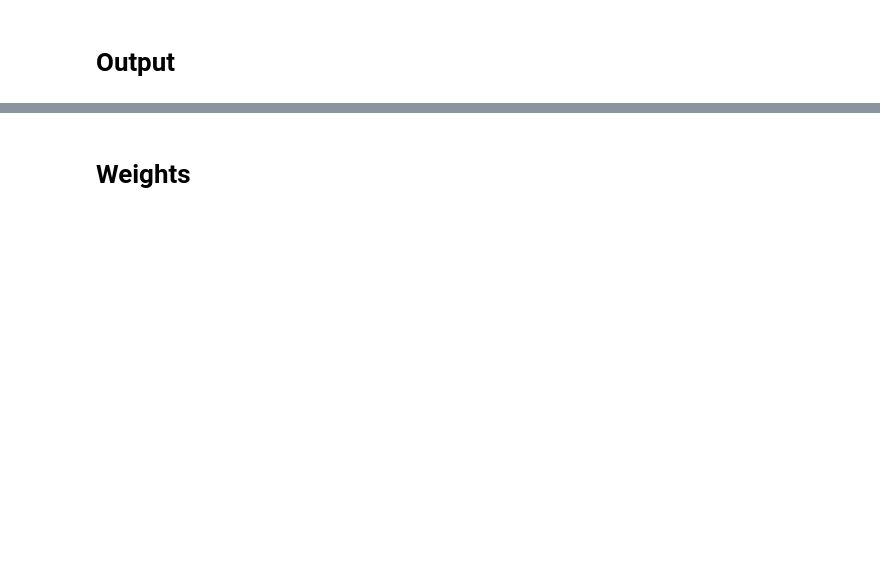
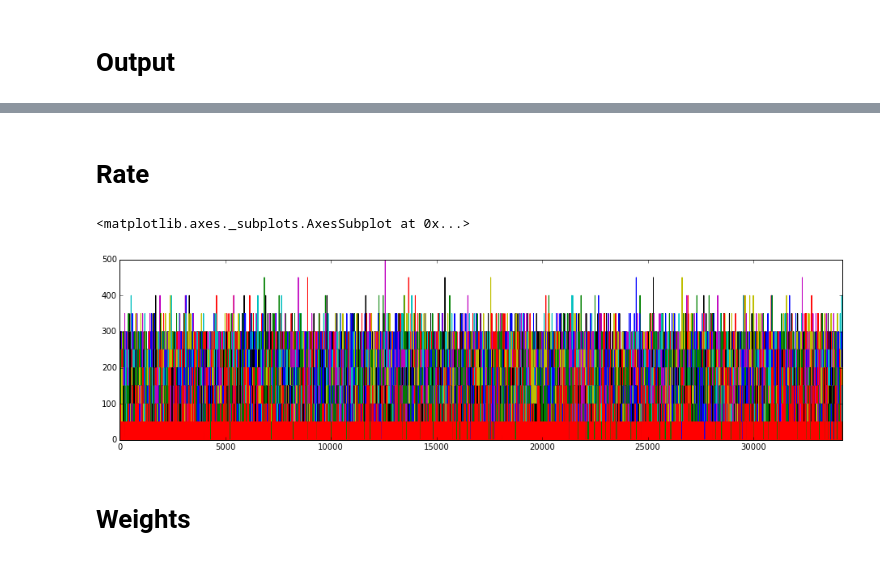
Before and after one commit to BarkingMouseStudio/unity-experiments, a Jupyter notebook: Robot Arm.ipynb, the cells around one changed output, grey strips where cells are left out. Saved outputs shown, nothing was run; the diff lists cells and outputs as text; code cells hidden in the pictures; blank space fills up the shorter version.

```diff
--- a/Robot Arm.ipynb
+++ b/Robot Arm.ipynb
@@ -50,3 +45,11 @@ for i in dfs.columns[start:end]:
+# %% [markdown]
+# Rate
+# %%
+df = pd.read_csv("%s/rate.csv" % log_path, header=None)
+df.plot(figsize=(16, 4), legend=False)
+# %% [output]
+<matplotlib.axes._subplots.AxesSubplot at 0x...>
+[figure, added]
 # %% [markdown]
 # Weights
 # %%
```
Also changed, not shown: parts of 9 cells of this notebook, 11 other files.
